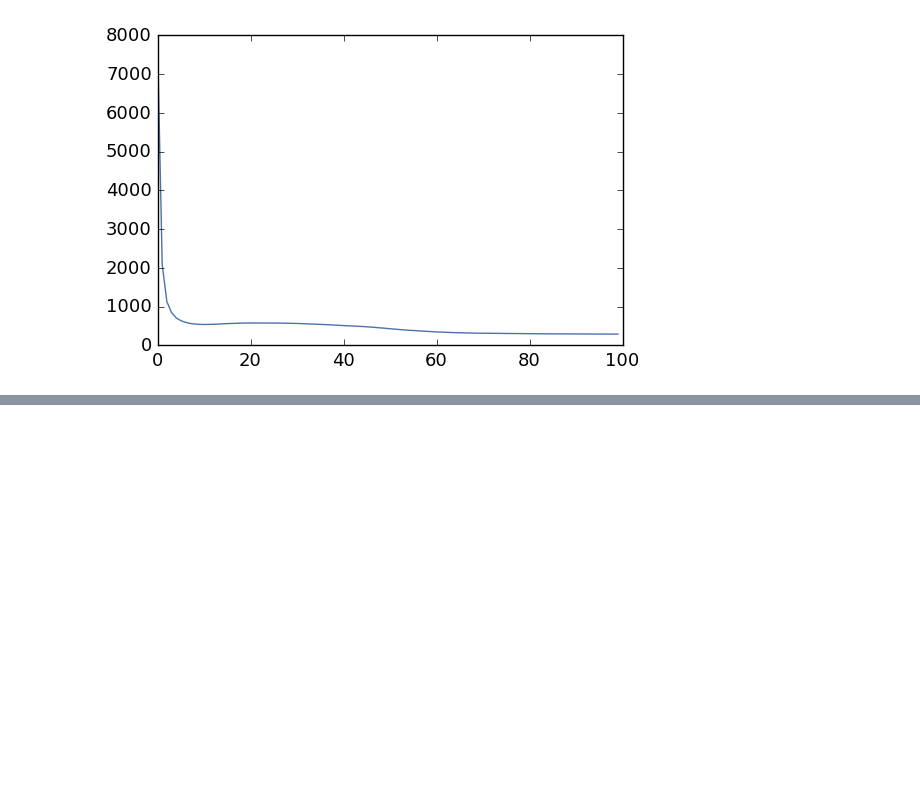
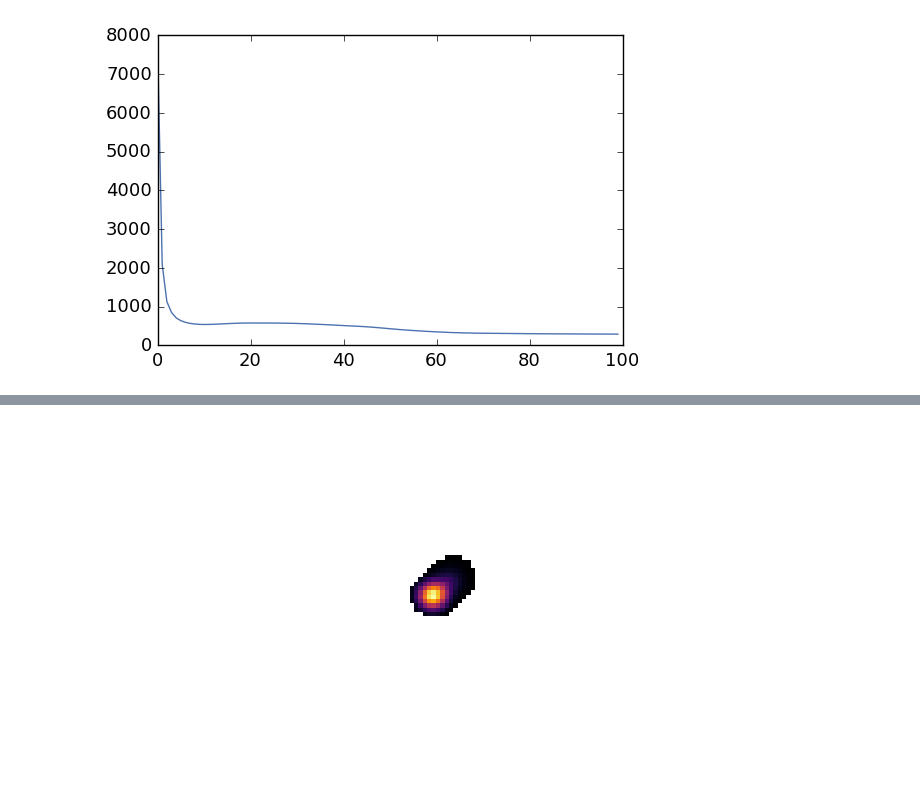
Before and after one commit to lsst/meas_deblender, a Jupyter notebook: examples/testGLM.ipynb, the cells around one changed output, grey strips where cells are left out. Saved outputs shown, nothing was run; the diff lists cells and outputs as text; code cells hidden in the pictures; blank space fills up the shorter version.

```diff
--- a/examples/testGLM.ipynb
+++ b/examples/testGLM.ipynb
@@ -105,0 +136,5 @@ plt.plot(glmm.frobenius[:100])
+# %%
+img = stest.psfOp[0].dot(stest.intensities[2].flatten()).reshape(stest.shape)
+display.maskPlot(img, img==0)
+# %% [output]
+[figure, added]
```
Also changed, not shown: parts of 8 cells of this notebook, 1 other file.
